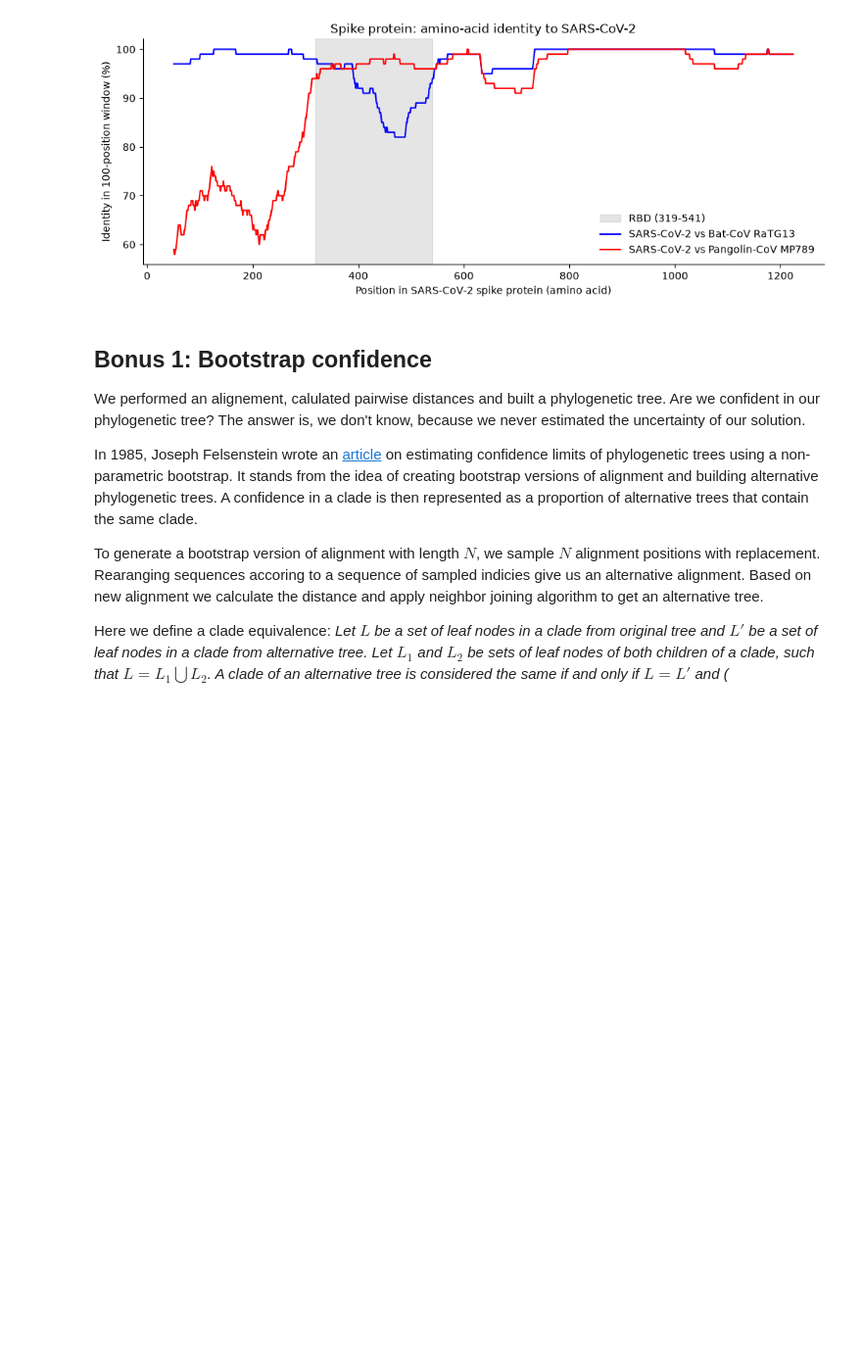
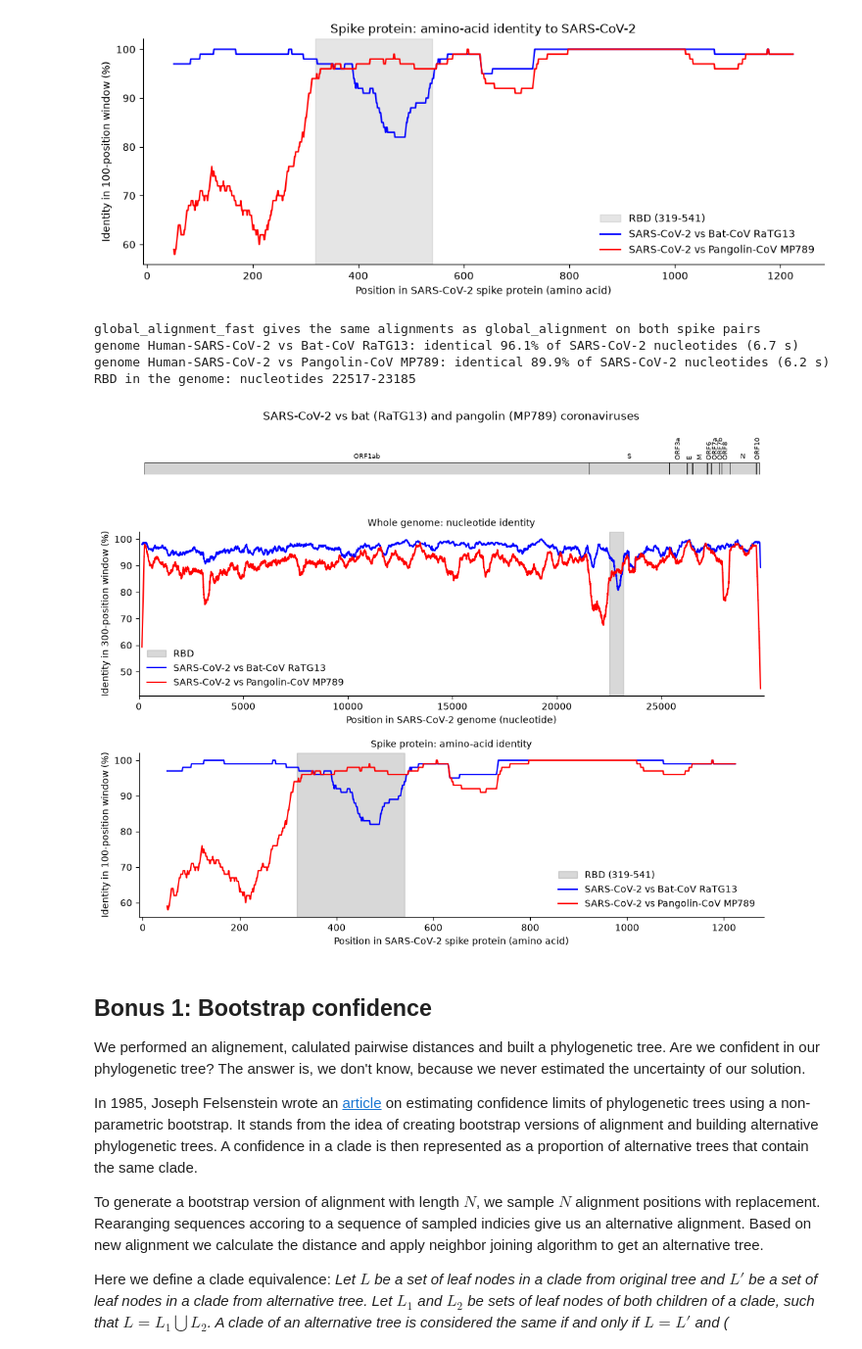
Before and after one commit to ERCC1-XPF/assign_phylo, a Jupyter notebook: phylo_workbook.ipynb, the cells around one changed output. Shown at 98% size. Saved outputs shown, nothing was run; the diff lists cells and outputs as text; code cells hidden in the pictures; blank space fills up the shorter version.

```diff
--- a/phylo_workbook.ipynb
+++ b/phylo_workbook.ipynb
@@ -35,7 +35,7 @@ import sys; sys.path.append(".")
 # %% [markdown]
 Let's let the nice folks at NCBI know who we are.
 # %%
-Entrez.email = "yourname@student.unsw.edu.au"
+Entrez.email = "enyang@student.unsw.edu.au"
 # %% [markdown]
 ## Problem 1: Neighbor joining implementation
 
@@ -459,0 +503,77 @@ Looking at your visualisation, are there other regions in the genome (or still i
+# %%
+# Step 3: Align whole genomes and compare sequence identity with spike proteins
+
+
+from helper_functions import global_alignment_fast, scoring_function_simple
+
+# 1.Validate the faster NumPy implementation against the original alignment function
+# using spike protein sequences and identical scoring parameters
+
+for other in spike_alignments:
+    assert global_alignment_fast(spikes[human], spikes[other]) == \
+        global_alignment(spikes[human], spikes[other], scoring_function_simple)
+print("global_alignment_fast gives the same alignments as global_alignment on both spike pairs")
+
+# 2. Perform whole-genome alignment using nucleotide scoring (+1/-1/-1)
+genome_seqs = {name: str(record.seq).upper() for name, record in genomes.items()}
+genome_matches = {}
+for other in spike_alignments:
+    start = time.time()
+    aligned_human, aligned_other, score = global_alignment_fast(genome_seqs[human], genome_seqs[other])
+    genome_matches[other] = matches_along_reference(aligned_human, aligned_other)
+    print(f"genome {human} vs {other}: identical {genome_matches[other].mean():.1%} of "
+          f"SARS-CoV-2 nucleotides ({time.time() - start:.1f} s)")
+
+# 3.Extract SARS-CoV-2 gene positions from GenBank CDS annotations
+# Avoid duplicate gene entries
+genes = []
+for feature in genomes[human].features:
+    name = feature.qualifiers.get("gene", [""])[0]
+    if feature.type == "CDS" and name not in [g[0] for g in genes]:
+        genes.append((name, int(feature.location.start) + 1, int(feature.location.end)))
+spike_start = next(start for name, start, end in genes if name == "S")
+
+# Convert RBD amino acid positions to genomic nucleotide coordinates
+rbd_nt_start = spike_start + (rbd_start - 1) * 3
+rbd_nt_end = spike_start + rbd_end * 3 - 1
+print(f"RBD in the genome: nucleotides {rbd_nt_start}-{rbd_nt_end}")
+
+# 4. Plot the gene map, whole-genome identity and spike protein identity
+# Match the 100-residue spike window using 300 nucleotides
+GENOME_WINDOW = 300
+
+fig, (ax_genes, ax_genome, ax_spike) = plt.subplots(
+    3, 1, figsize=(12, 9.5), gridspec_kw={"height_ratios": [0.9, 3, 3], "hspace": 0.45})
+
+# Gene map
+for name, start, end in genes:
+    ax_genes.add_patch(plt.Rectangle((start, 0), end - start + 1, 1, facecolor="lightgray", edgecolor="black", lw=0.5))
+    short_gene = end - start < 1000 # Rotate short gene labels to avoid overlap
+    ax_genes.text((start + end) / 2, 1.2, name, ha="center", va="bottom", fontsize=7,
+                  rotation=90 if short_gene else 0)
+ax_genes.set_xlim(0, len(genome_seqs[human]))
+ax_genes.set_ylim(0, 4)
+ax_genes.axis("off")
+ax_genes.set_title("SARS-CoV-2 vs bat (RaTG13) and pangolin (MP789) coronaviruses")
+
+# Whole genome
+ax_genome.axvspan(rbd_nt_start, rbd_nt_end, color="gray", alpha=0.3, label="RBD")
+plot_similarity(ax_genome, genome_matches, GENOME_WINDOW, "Position in SARS-CoV-2 genome (nucleotide)")
+ax_genome.set_xlim(0, len(genome_seqs[human]))
+ax_genome.set_title("Whole genome: nucleotide identity", fontsize=10)
+ax_genome.legend(loc="lower left", frameon=False)
+
+# Spike protein
+ax_spike.axvspan(rbd_start, rbd_end, color="gray", alpha=0.3, label=f"RBD ({rbd_start}-{rbd_end})")
+plot_similarity(ax_spike, spike_matches, WINDOW, "Position in SARS-CoV-2 spike protein (amino acid)")
+ax_spike.set_title("Spike protein: amino-acid identity", fontsize=10)
+ax_spike.legend(loc="lower right", frameon=False)
+
+plt.savefig('recombination.svg', bbox_inches="tight")
+plt.show()
+# %% [output]
+global_alignment_fast gives the same alignments as global_alignment on both spike pairs
+genome Human-SARS-CoV-2 vs Bat-CoV RaTG13: identical 96.1% of SARS-CoV-2 nucleotides (6.7 s)
+genome Human-SARS-CoV-2 vs Pangolin-CoV MP789: identical 89.9% of SARS-CoV-2 nucleotides (6.2 s)
+RBD in the genome: nucleotides 22517-23185
+[figure, added]
```
Also changed, not shown: parts of 11 cells of this notebook, 3 other files.
